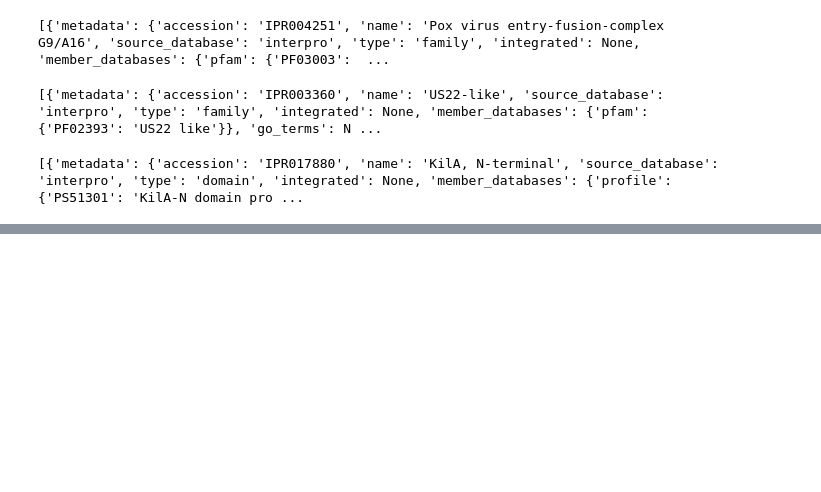
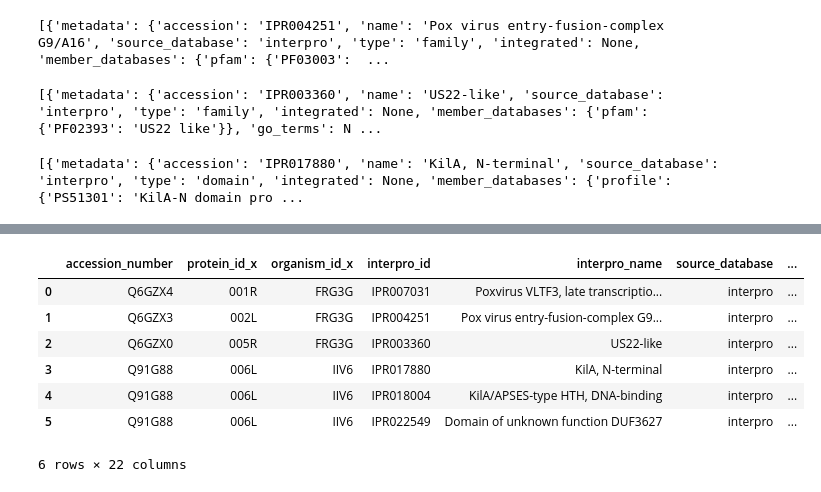
Before and after one commit to arjun-banerjee/PLMNeuron, a Jupyter notebook: analysis/swissprot.ipynb, the cells around one changed output, grey strips where cells are left out. Cells and saved outputs as stored; diff of their text form; code cells hidden in the pictures; blank space fills up the shorter version.

```diff
--- a/analysis/swissprot.ipynb
+++ b/analysis/swissprot.ipynb
@@ -157,3 +157,22 @@ enriched_df
 | 3 | Q91G88 | 006L | IIV6 | IPR017880 | KilA, N-terminal | interpro | domain | ... |
 | 4 | Q91G88 | 006L | IIV6 | IPR018004 | KilA/APSES-type HTH, DNA-binding | interpro | domain | ... |
 | 5 | Q91G88 | 006L | IIV6 | IPR022549 | Domain of unknown function DUF3627 | interpro | domain | ... |
+# %%
+# merge dataframes
+merged_df = pd.merge(
+    enriched_df,
+    df,
+    on=['accession_number'],
+    how='left'  # or 'inner' if you only want rows with matches in both
+)
+# %%
+merged_df
+# %% [output]
+|  | accession_number | protein_id_x | organism_id_x | interpro_id | interpro_name | source_database | ... |
+| 0 | Q6GZX4 | 001R | FRG3G | IPR007031 | Poxvirus VLTF3, late transcriptio... | interpro | ... |
+| 1 | Q6GZX3 | 002L | FRG3G | IPR004251 | Pox virus entry-fusion-complex G9... | interpro | ... |
+| 2 | Q6GZX0 | 005R | FRG3G | IPR003360 | US22-like | interpro | ... |
+| 3 | Q91G88 | 006L | IIV6 | IPR017880 | KilA, N-terminal | interpro | ... |
+| 4 | Q91G88 | 006L | IIV6 | IPR018004 | KilA/APSES-type HTH, DNA-binding | interpro | ... |
+| 5 | Q91G88 | 006L | IIV6 | IPR022549 | Domain of unknown function DUF3627 | interpro | ... |
+6 rows × 22 columns
```
Also changed, not shown: parts of 1 cell of this notebook.
